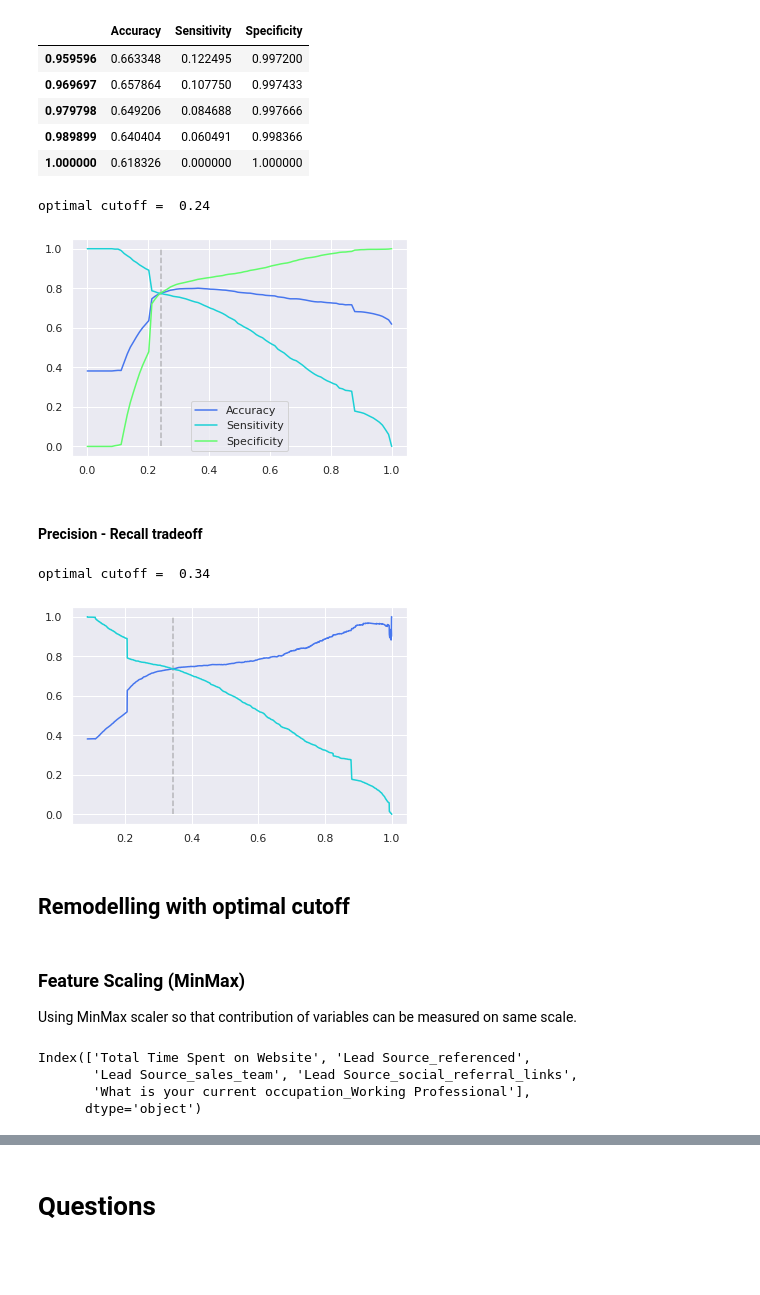
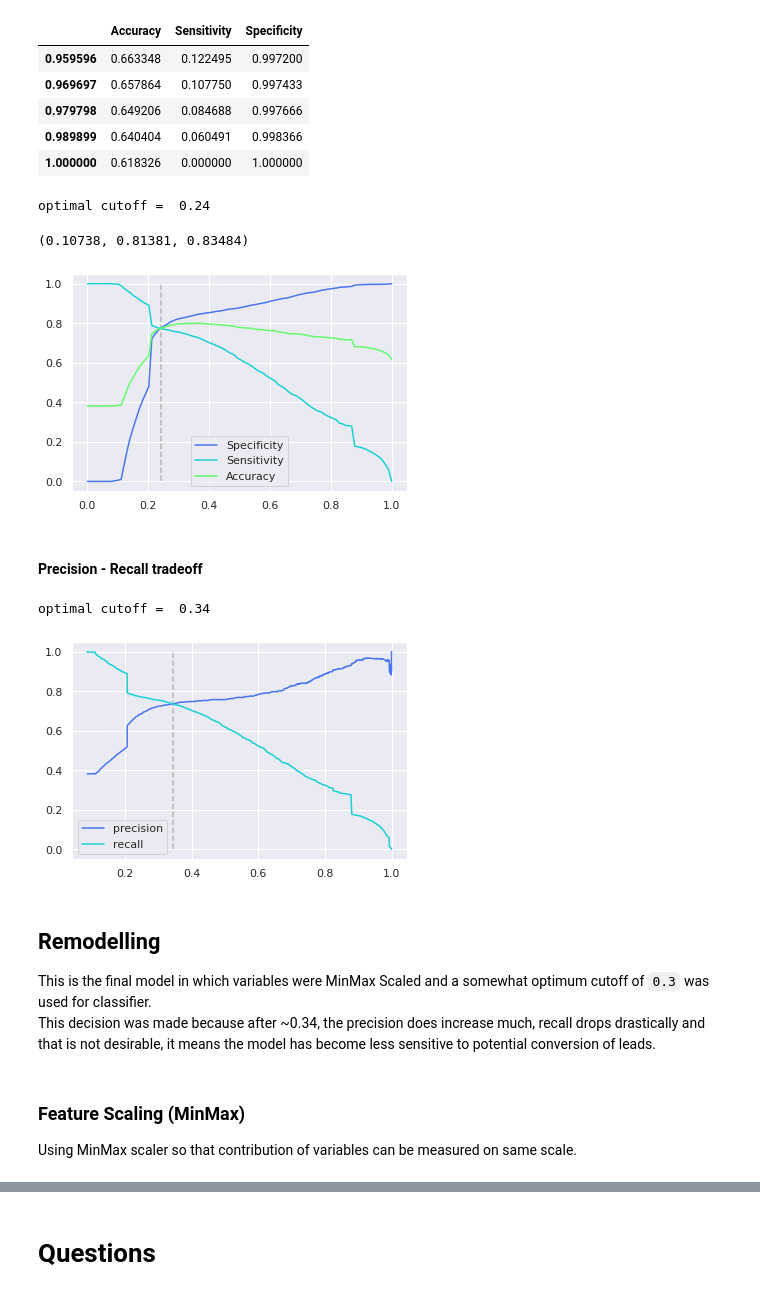
Before and after one commit to prabhanshu11/Clustering-Case-Study, a Jupyter notebook: main.ipynb, the cells around one changed output, grey strips where cells are left out. Saved outputs shown, nothing was run; the diff lists cells and outputs as text; code cells hidden in the pictures; blank space fills up the shorter version.

```diff
--- a/main.ipynb
+++ b/main.ipynb
@@ -475,12 +475,13 @@ Generalized Linear Model Regression Results
 | What is your current occupation_H... | 21.8119 | 1.49e+04 | 0.001 | 0.999 | -2.93e+04 | 2.93e+04 |
 | What is your current occupation_W... | 2.8979 | 0.176 | 16.425 | 0.000 | 2.552 | 3.244 |
 # %%
-def make_train_pred(model_result: 'GLMResultsWrapper', X_train_C, y_train, cutoff=0.5):
-    train_pred = pd.DataFrame({'pred_prob': model_result.predict(X_train_C), 'y_actual': y_train})
+def make_train_pred(model_result: 'GLMResultsWrapper', X_C, y_actual, cutoff=0.5):
+    train_pred = pd.DataFrame({'pred_prob': model_result.predict(X_C), 'y_actual': y_actual})
     train_pred.insert(column='y_pred', loc=1,
         value=train_pred.pred_prob.map(lambda x: 1 if x>=cutoff else 0))
     return train_pred
-train_pred = make_train_pred(model_result=res1, X_train_C=X_train_C, y_train=y_train)
+
+train_pred = make_train_pred(res1, X_train_C, y_train)
 train_pred.head()
 # %% [output]
 |  | pred_prob | y_pred | y_actual |
@@ -720,14 +722,16 @@ sens_spec.tail()
 | 0.989899 | 0.640404 | 0.060491 | 0.998366 |
 | 1.000000 | 0.618326 | 0.000000 | 1.000000 |
 # %%
-sens_spec.plot()
+fig = sens_spec.plot(y=['Specificity', 'Sensitivity', 'Accuracy'])#color=[(),                              (0.27698, 0.46153, 0.93309)])
 cutoff = sens_spec[np.isclose(sens_spec.Specificity, sens_spec.Sensitivity, atol=1e-2)]
 cutoff = np.mean(cutoff.index)
 print('optimal cutoff = ',cutoff.round(2))
 plt.vlines(cutoff, 0,1, color='grey', alpha=.5, linestyle='--');
+plt.gca().lines[1].get_color()
 # %% [output]
 optimal cutoff =  0.24
+(0.10738, 0.81381, 0.83484)
-[figure, old version]
+[figure, new version]
 # %% [markdown]
 #### Precision - Recall tradeoff
 # %%
@@ -735,17 +739,20 @@ precision, recall, thresholds = metrics.precision_recall_curve(
                                                 y_true=train_pred.y_actual,
                                                 probas_pred=train_pred.pred_prob)
 precision, recall = precision[:-1], recall[:-1]
-plt.plot(thresholds, precision)
-plt.plot(thresholds, recall)
+p, = plt.plot(thresholds, precision)
+r, = plt.plot(thresholds, recall)
 #Finding optimal cutoff
 cutoff = np.median(thresholds[np.isclose(precision, recall, rtol=1e-3)])
 print('optimal cutoff = ',np.median(cutoff).round(2))
-plt.vlines(cutoff, 0,1, color='grey', alpha=.5, linestyle='--');
+plt.vlines(cutoff, 0,1, color='grey', alpha=.5, linestyle='--',label='ueau')
+plt.legend([p,r],['precision','recall']);
 # %% [output]
 optimal cutoff =  0.34
-[figure, old version]
+[figure, new version]
-# %% [markdown]
-## Remodelling with optimal cutoff
+# %% [markdown]
+## Remodelling
+This is the final model in which variables were MinMax Scaled and a somewhat optimum cutoff of `0.3` was used for classifier.
+This decision was made because after ~0.34, the precision does increase much, recall drops drastically and that is not desirable, it means the model has become less sensitive to potential conversion of leads.
 # %% [markdown]
 ### Feature Scaling (MinMax)
 Using MinMax scaler so that contribution of variables can be measured on same scale.
@@ -758,9 +766,2 @@ X_train[to_scale] = scaler.fit_transform(X_train[to_scale])
-# %%
-cols
-# %% [output]
-Index(['Total Time Spent on Website', 'Lead Source_referenced',
-       'Lead Source_sales_team', 'Lead Source_social_referral_links',
-       'What is your current occupation_Working Professional'],
-      dtype='object')
 # %%
 X_train_C = sm.add_constant(X_train[cols])
```
Also changed, not shown: parts of 17 cells of this notebook.
